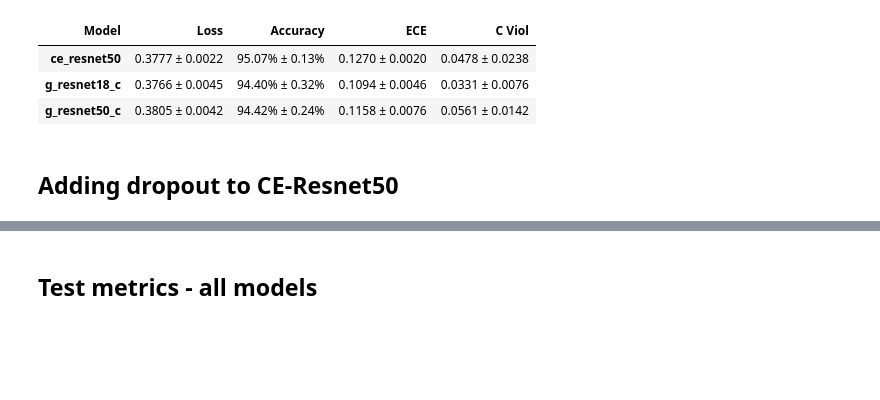
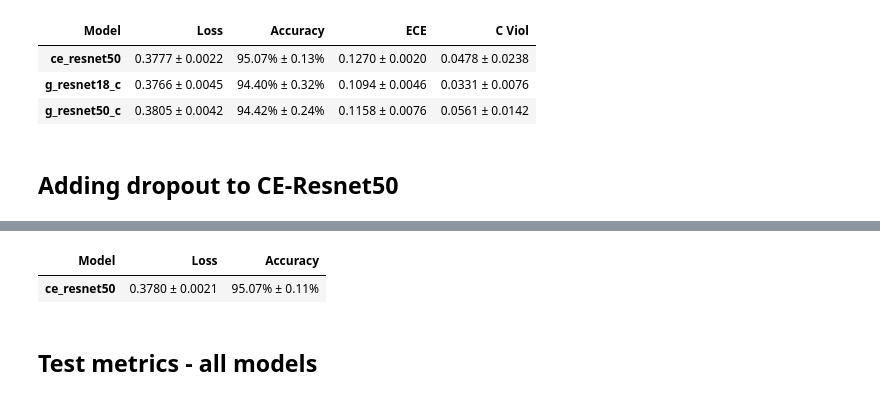
Before and after one commit to neil-power/mphys-galaxy, a Jupyter notebook: Code/model_metrics.ipynb, the cells around one changed output, grey strips where cells are left out. Drawn from its saved outputs; the diff is of its cells as text; code cells hidden in the pictures; blank space fills up the shorter version.

```diff
--- a/Code/model_metrics.ipynb
+++ b/Code/model_metrics.ipynb
@@ -130,3 +132,9 @@ repeat_metrics.head(9)
+# %%
+repeat_metrics = get_results_runs(['ce_resnet50_cut_dataset'],'test',METRICS_PATH,max_runs=5,custom_save_id='_dropout')
+repeat_metrics.head(9)
+# %% [output]
+| Model | Loss | Accuracy |
+| ce_resnet50 | 0.3780 ± 0.0021 | 95.07% ± 0.11% |
 # %% [markdown]
 ## Test metrics - all models
 # %%
```
Also changed, not shown: parts of 7 cells of this notebook, 1 other file.
